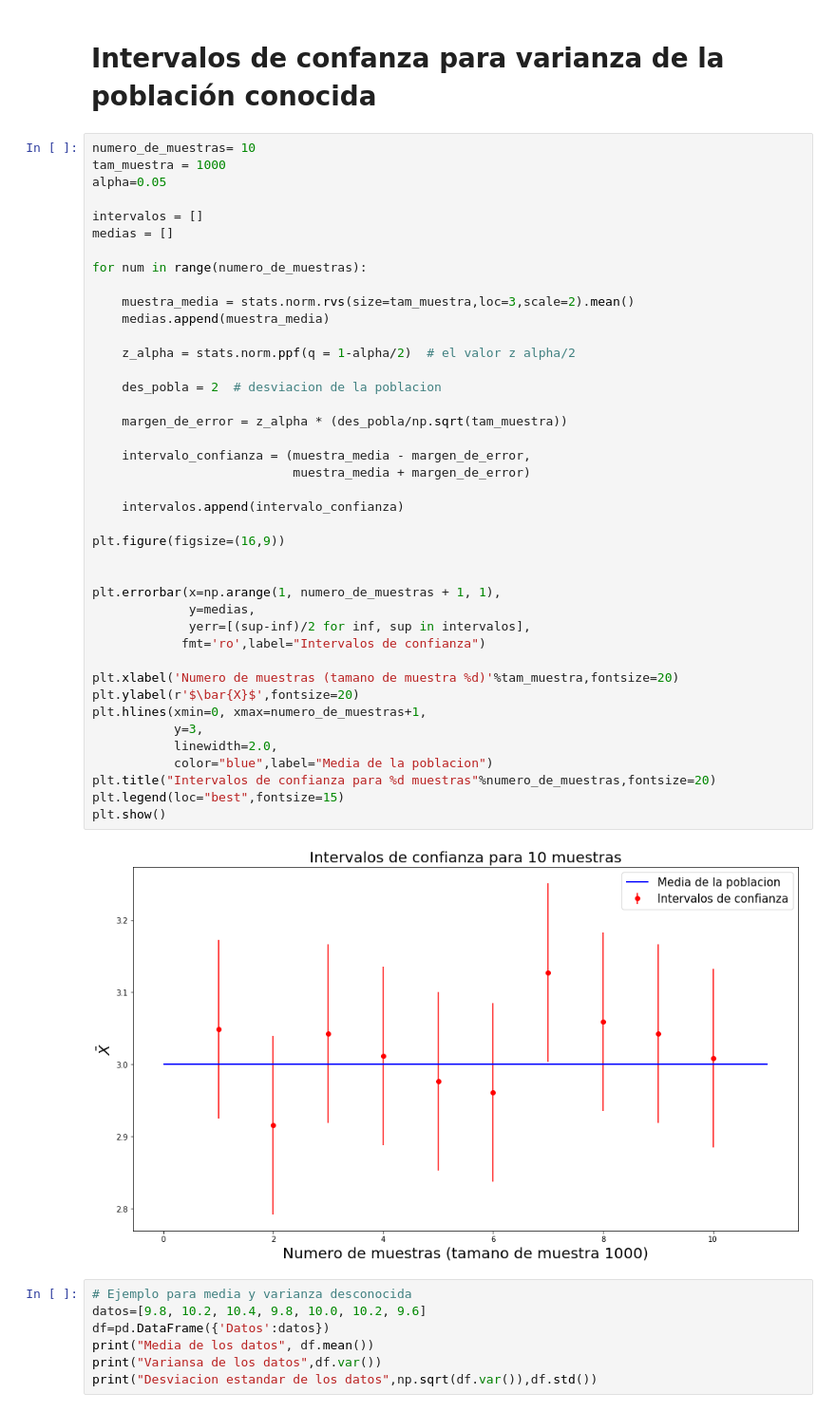
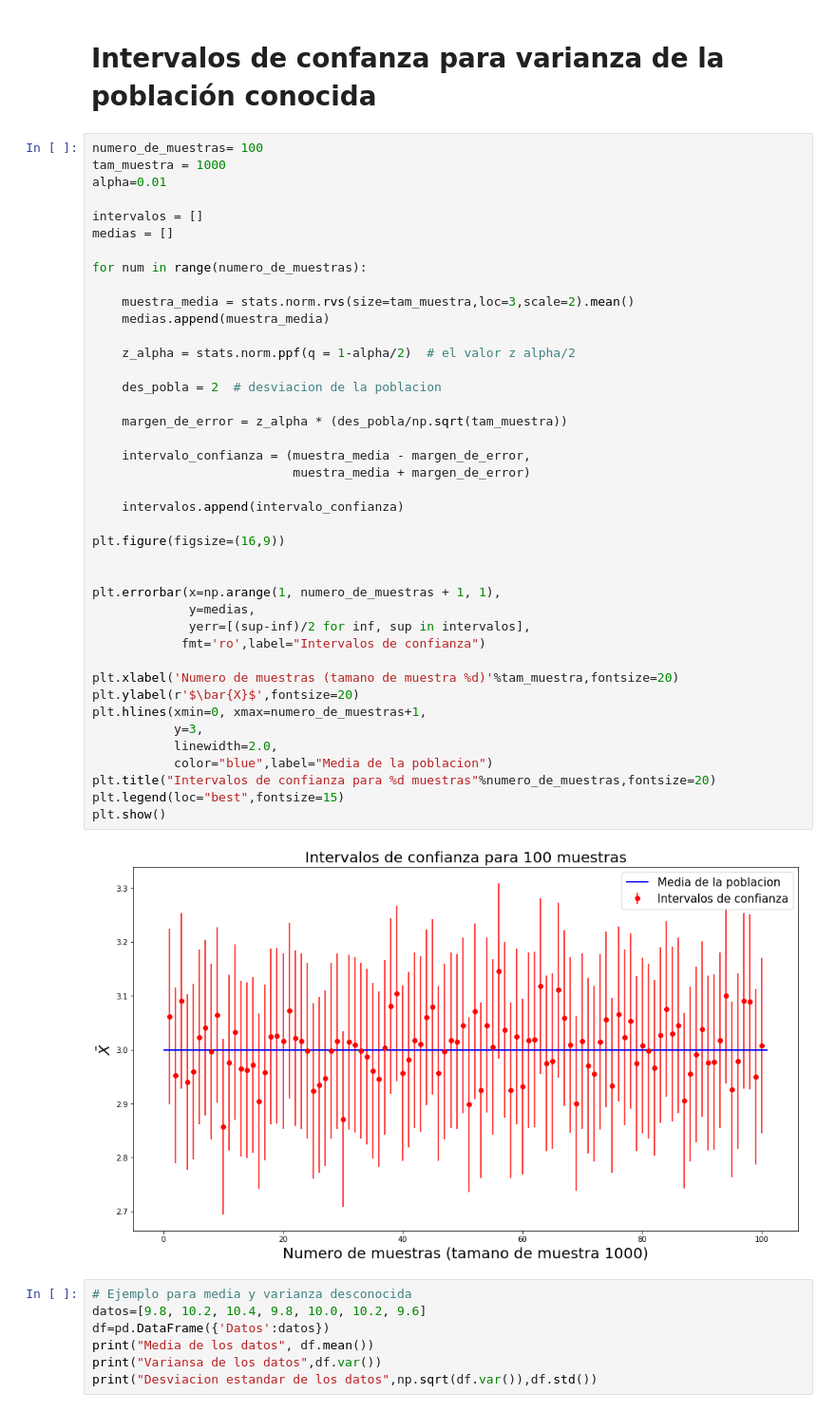
Before and after one commit to rafneta/IntroduccionProbabilidad, a Jupyter notebook: EstadisticaInferencial.ipynb, the cells around one changed output. Shown at 95% size. Drawn from its saved outputs; the diff is of its cells as text.

```diff
--- a/EstadisticaInferencial.ipynb
+++ b/EstadisticaInferencial.ipynb
@@ -26,9 +26,9 @@ df.hist(color='b', alpha=0.5, bins=15, density=True);
 # %% [markdown]
 # Intervalos de confanza para varianza de la población conocida
 # %%
-numero_de_muestras= 10
+numero_de_muestras= 100
 tam_muestra = 1000
-alpha=0.05
+alpha=0.01
 
 intervalos = []
 medias = []
@@ -40,34 +40,34 @@ for num in range(numero_de_muestras):
 
     z_alpha = stats.norm.ppf(q = 1-alpha/2)  # el valor z alpha/2
 
     des_pobla = 2  # desviacion de la poblacion
 
     margen_de_error = z_alpha * (des_pobla/np.sqrt(tam_muestra))
 
     intervalo_confianza = (muestra_media - margen_de_error,
                            muestra_media + margen_de_error)
 
     intervalos.append(intervalo_confianza)
 
 plt.figure(figsize=(16,9))
 
 
 plt.errorbar(x=np.arange(1, numero_de_muestras + 1, 1),
              y=medias,
              yerr=[(sup-inf)/2 for inf, sup in intervalos],
             fmt='ro',label="Intervalos de confianza")
 
 plt.xlabel('Numero de muestras (tamano de muestra %d)'%tam_muestra,fontsize=20)
 plt.ylabel(r'$\bar{X}$',fontsize=20)
 plt.hlines(xmin=0, xmax=numero_de_muestras+1,
            y=3,
            linewidth=2.0,
            color="blue",label="Media de la poblacion")
 plt.title("Intervalos de confianza para %d muestras"%numero_de_muestras,fontsize=20)
 plt.legend(loc="best",fontsize=15)
 plt.show()
 # %% [output]
-[figure, old version]
+[figure, new version]
 # %%
 # Ejemplo para media y varianza desconocida
 datos=[9.8, 10.2, 10.4, 9.8, 10.0, 10.2, 9.6]
```
Also changed, not shown: parts of 2 cells of this notebook.
